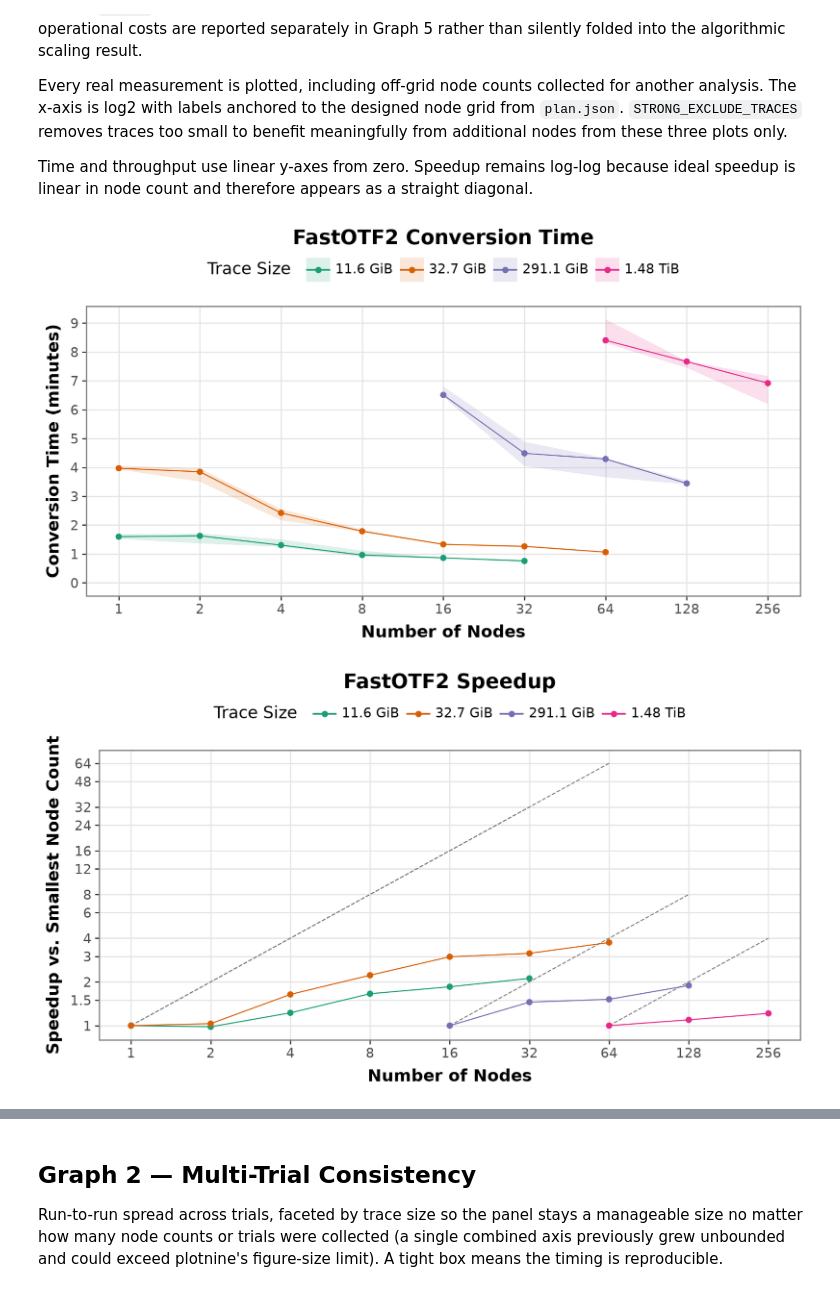
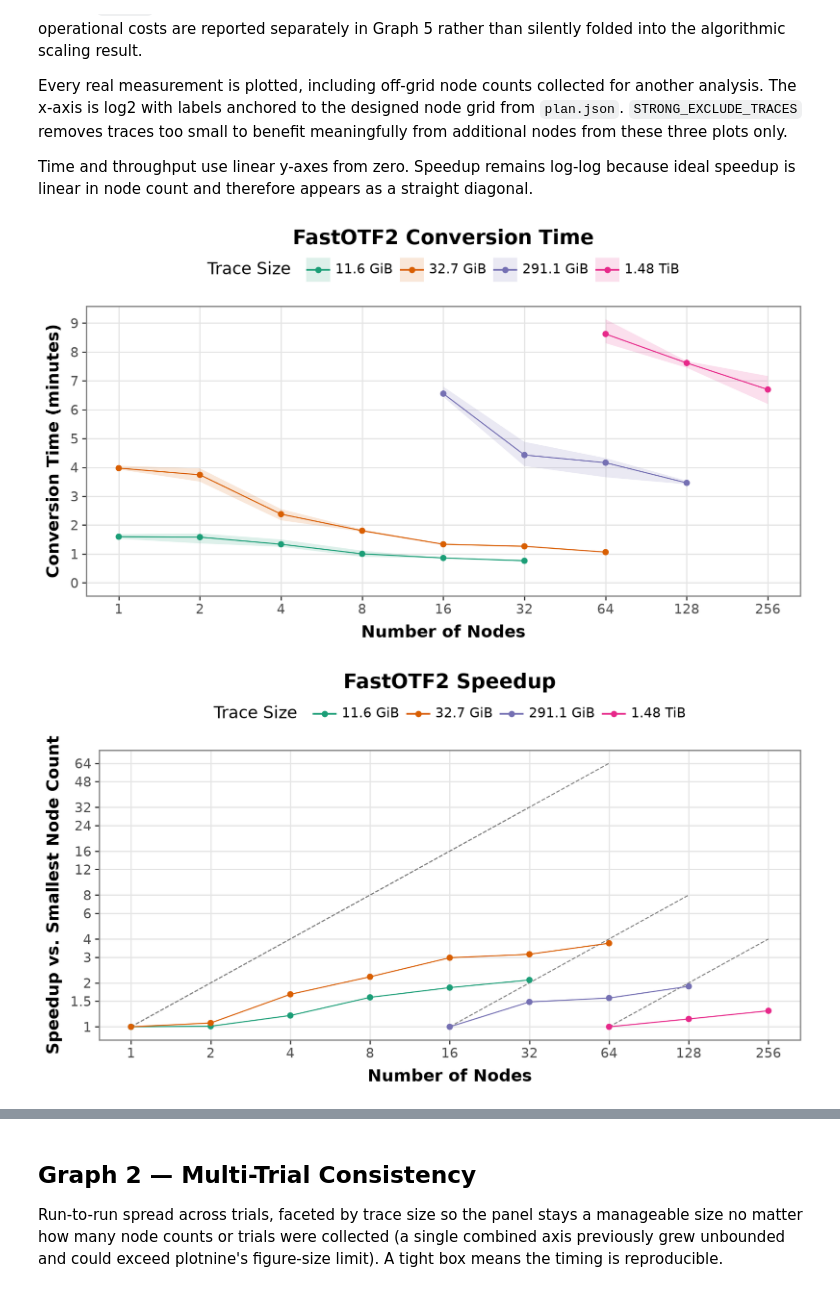
Before and after one commit to hpc-ai-adv-dev/fastotf2, a Jupyter notebook: workflows/scaling/converter-scaling-new.ipynb, the cells around one changed output, grey strips where cells are left out. Saved outputs shown, nothing was run; the diff lists cells and outputs as text; code cells hidden in the pictures.

```diff
--- a/workflows/scaling/converter-scaling-new.ipynb
+++ b/workflows/scaling/converter-scaling-new.ipynb
@@ -1043,7 +1043,7 @@ import workflows  # noqa: F401 -- used by Graph 6 (measure_trace_sizes_gib)
 # tag   -> a previous run's tag, e.g. "run_20260714_101500"
 # path  -> a full path to a run folder or its timings/ folder.
 # A tag or relative path is looked up under out/, then analysis-data/.
-ANALYZE_RUN = "fastotf2/workflows/scaling/analysis-data/frontier/converter/run_20260717_215056"
+ANALYZE_RUN = "/lustre/orion/csc688/scratch/shreyask/fastotf2/workflows/scaling/analysis-data/frontier/converter/run_20260717_215056"
 
 # Read the small SAMPLE run's timings (timings_sample/) or the full sweep's (timings/)?
 ANALYZE_SAMPLE = globals().get("SAMPLE_RUN", False)
@@ -1374,7 +1372,7 @@ STRONG_EXCLUDE_TRACES = {2, 4, 8}
 
 def _agg(df, value):
     grouped = (df.groupby(["traced_nodes", "nl"])[value]
-               .agg(med="median", lo="min", hi="max").reset_index())
+               .agg(mean="mean", lo="min", hi="max").reset_index())
     grouped["trace"] = trace_cat(grouped["traced_nodes"])
     return grouped
 
@@ -1408,7 +1406,7 @@ if not df_runs.empty:
 
         # G1a -- paper metric: converter-internal time, excluding launch and stage-out.
         strong_time = _agg(strong_data, "time_min")
-        p1 = (ggplot(strong_time, aes("nl", "med", color="trace", fill="trace"))
+        p1 = (ggplot(strong_time, aes("nl", "mean", color="trace", fill="trace"))
               + geom_ribbon(aes(ymin="lo", ymax="hi"), alpha=0.15, color=None)
               + geom_line() + geom_point(size=2)
               + node_axis(_node_ticks) + expand_limits(y=0)
@@ -1425,37 +1423,37 @@ if not df_runs.empty:
         speedup_parts = []
         for _, subset in strong_time.groupby("trace", observed=True):
             subset = subset.sort_values("nl").copy()
-            subset["speedup"] = subset["med"].iloc[0] / subset["med"]
+            subset["speedup"] = subset["mean"].iloc[0] / subset["mean"]
             subset["ideal"] = subset["nl"] / subset["nl"].iloc[0]
             speedup_parts.append(subset)
         speedup = pd.concat(speedup_parts)
         p2 = (ggplot(speedup, aes("nl", "speedup", color="trace"))
               + geom_line(aes(y="ideal", group="trace"), color="grey", linetype="dashed")
               + geom_line() + geom_point(size=2)
               + node_axis(_node_ticks)
               + speedup_axis(float(max(speedup["speedup"].max(), speedup["ideal"].max())))
               + scale_color_brewer(type="qual", palette="Dark2")
               + labs(title="FastOTF2 Speedup",
                      x="Number of Nodes", y="Speedup vs. Smallest Node Count",
                      color="Trace Size")
               + theme_pub(9, 5))
         display(p2); _maybe_save(p2, "g1b_strong_internal_speedup")
 
         # G1c -- throughput uses the same internal conversion interval as G1a.
         strong_throughput = _agg(strong_data, "thr_Mevents")
-        p3 = (ggplot(strong_throughput, aes("nl", "med", color="trace", fill="trace"))
+        p3 = (ggplot(strong_throughput, aes("nl", "mean", color="trace", fill="trace"))
               + geom_ribbon(aes(ymin="lo", ymax="hi"), alpha=0.15, color=None)
               + geom_line() + geom_point(size=2)
               + node_axis(_node_ticks) + expand_limits(y=0)
               + scale_color_brewer(type="qual", palette="Dark2")
               + scale_fill_brewer(type="qual", palette="Dark2")
               + labs(title="FastOTF2 Throughput", x="Number of Nodes",
                      y="Throughput (Million Events / s)",
                      color="Trace Size", fill="Trace Size")
               + theme_pub(9, 5))
         display(p3); _maybe_save(p3, "g1c_strong_internal_throughput")
 else:
     print("No runs to plot.")
 # %% [output]
-[figure, old version]
+[figure, new version]
 [figure]
```
Also changed, not shown: parts of 12 cells of this notebook, 6 other files.
